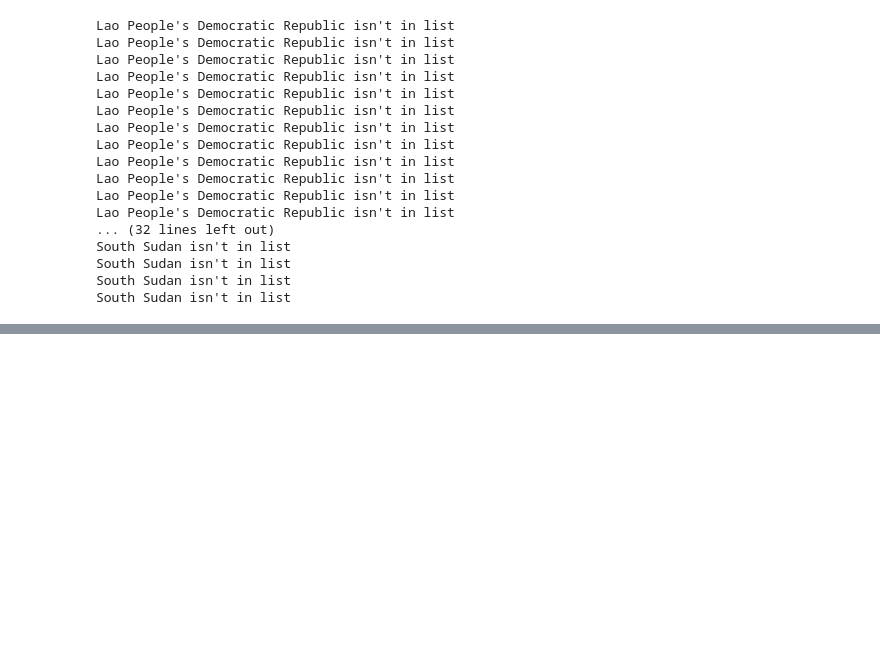
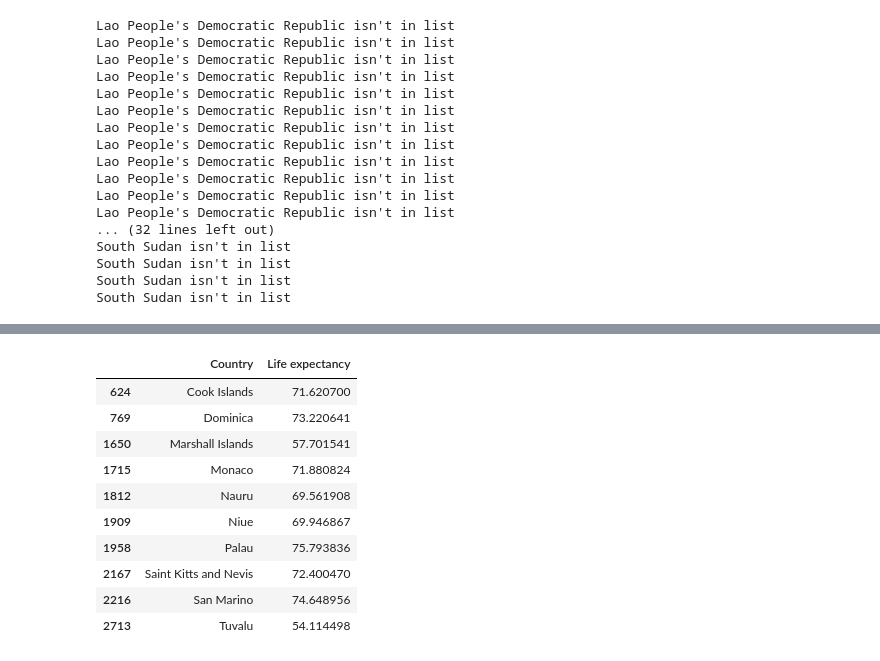
Before and after one commit to baturevychvitalii/data_science, a Jupyter notebook: 04/homework_04_B201.ipynb, the cells around one changed output, grey strips where cells are left out. Saved outputs shown, nothing was run; the diff lists cells and outputs as text; code cells hidden in the pictures; blank space fills up the shorter version.

```diff
--- a/04/homework_04_B201.ipynb
+++ b/04/homework_04_B201.ipynb
@@ -394,0 +619,17 @@ dtype: int64
+# %%
+final = unknown.copy()
+final['Life expectancy '] = lin_reg.predict(final)
+final['Country'] = data.iloc[final.index]['Country']
+display(final[['Country', 'Life expectancy ']])
+# %% [output]
+|  | Country | Life expectancy |
+| 624 | Cook Islands | 71.620700 |
+| 769 | Dominica | 73.220641 |
+| 1650 | Marshall Islands | 57.701541 |
+| 1715 | Monaco | 71.880824 |
+| 1812 | Nauru | 69.561908 |
+| 1909 | Niue | 69.946867 |
+| 1958 | Palau | 75.793836 |
+| 2167 | Saint Kitts and Nevis | 72.400470 |
+| 2216 | San Marino | 74.648956 |
+| 2713 | Tuvalu | 54.114498 |
```
Also changed, not shown: parts of 45 cells of this notebook, 1 other file.
